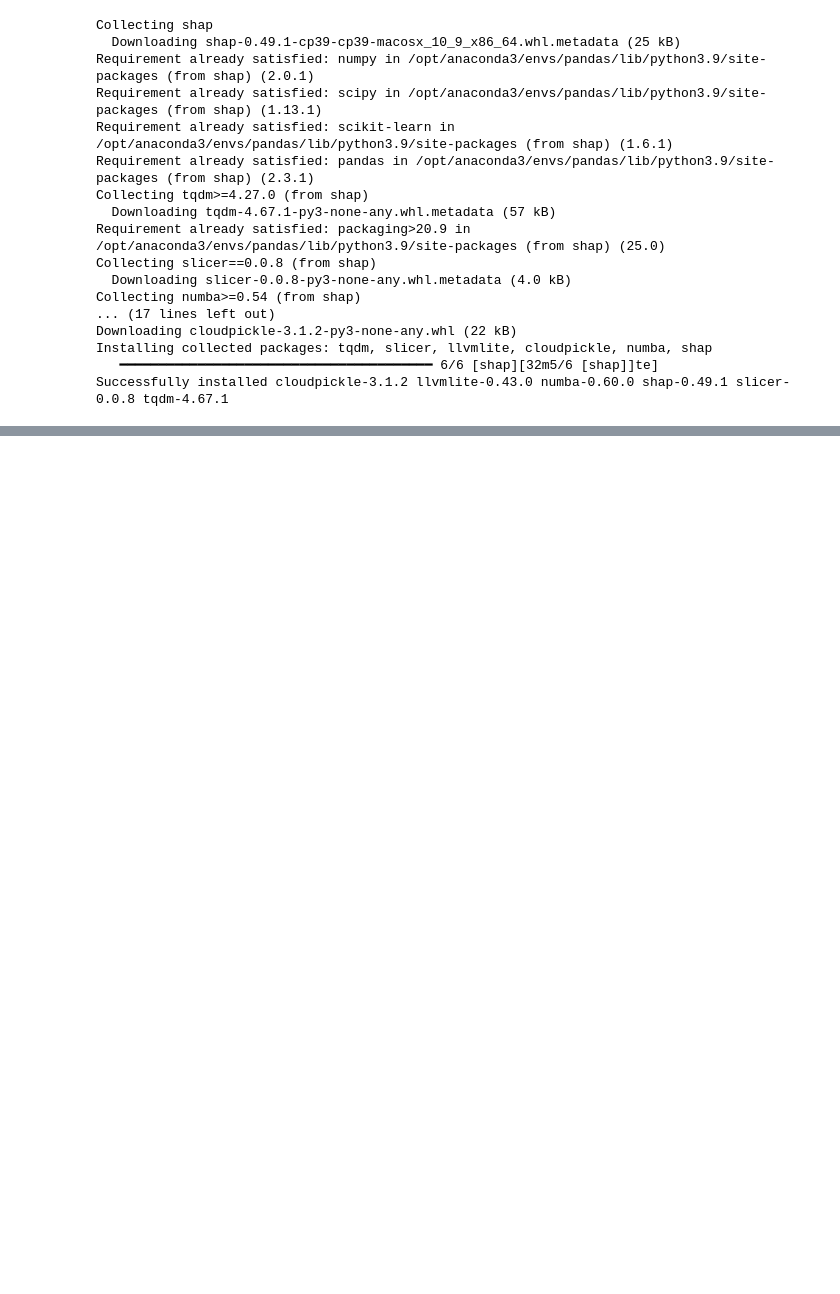
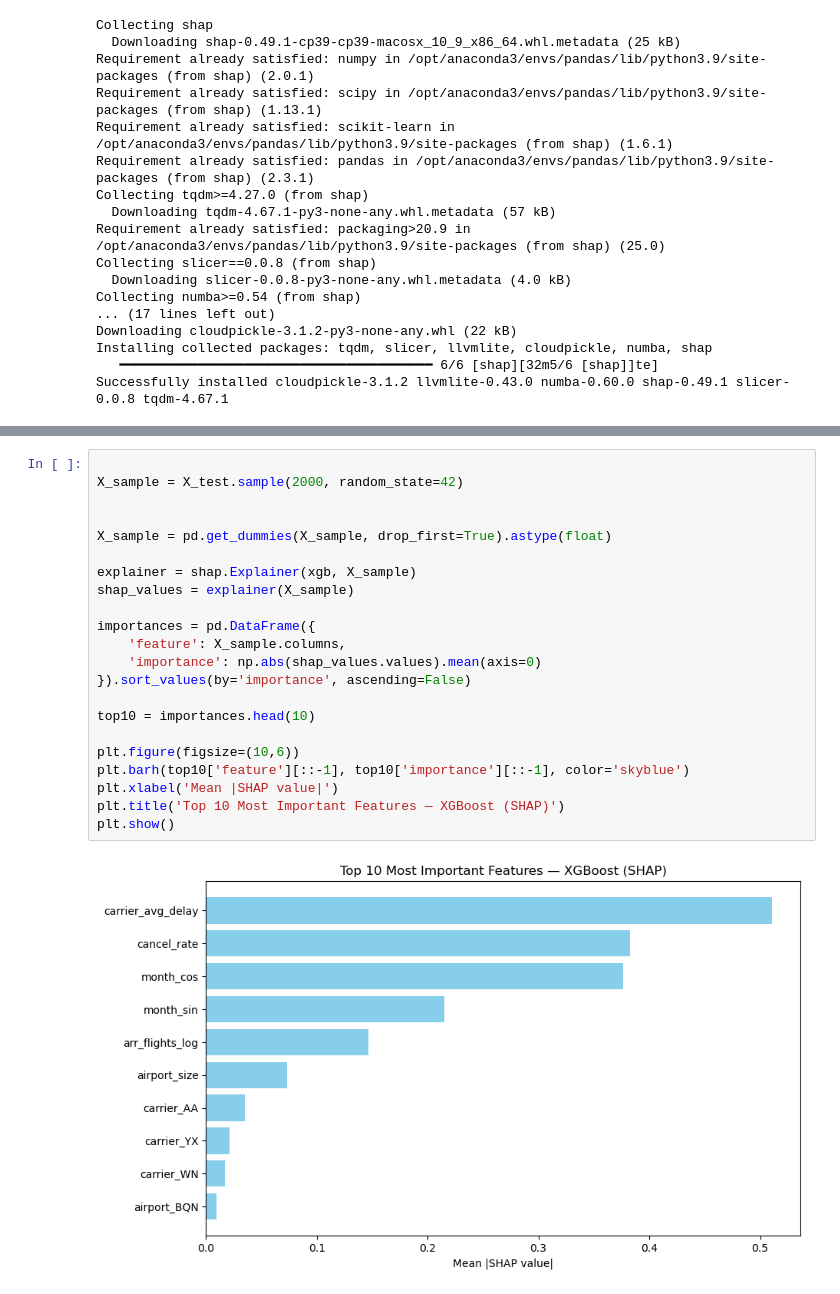
Before and after one commit to kindbyte/Modeling_Flight_Delay_Risk_in_US_Airlines, a Jupyter notebook: Python_src/Untitled.ipynb, the cells around one changed output, grey strips where cells are left out. Saved outputs shown, nothing was run; the diff lists cells and outputs as text; blank space fills up the shorter version.

```diff
--- a/Python_src/Untitled.ipynb
+++ b/Python_src/Untitled.ipynb
@@ -437,0 +501,24 @@ shap.dependence_plot('carrier_avg_delay', shap_values.values, X)
+# %%
+
+X_sample = X_test.sample(2000, random_state=42)
+
+
+X_sample = pd.get_dummies(X_sample, drop_first=True).astype(float)
+
+explainer = shap.Explainer(xgb, X_sample)
+shap_values = explainer(X_sample)
+
+importances = pd.DataFrame({
+    'feature': X_sample.columns,
+    'importance': np.abs(shap_values.values).mean(axis=0)
+}).sort_values(by='importance', ascending=False)
+
+top10 = importances.head(10)
+
+plt.figure(figsize=(10,6))
+plt.barh(top10['feature'][::-1], top10['importance'][::-1], color='skyblue')
+plt.xlabel('Mean |SHAP value|')
+plt.title('Top 10 Most Important Features — XGBoost (SHAP)')
+plt.show()
+# %% [output]
+[figure, added]
```
Also changed, not shown: parts of 4 cells of this notebook, 1 other file.
